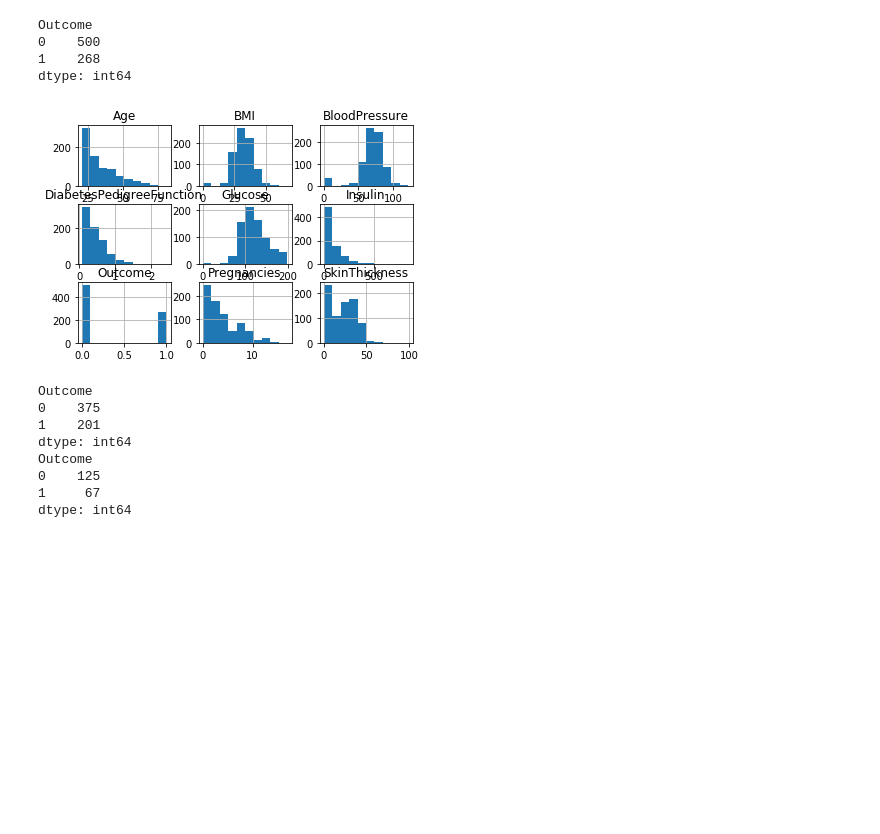
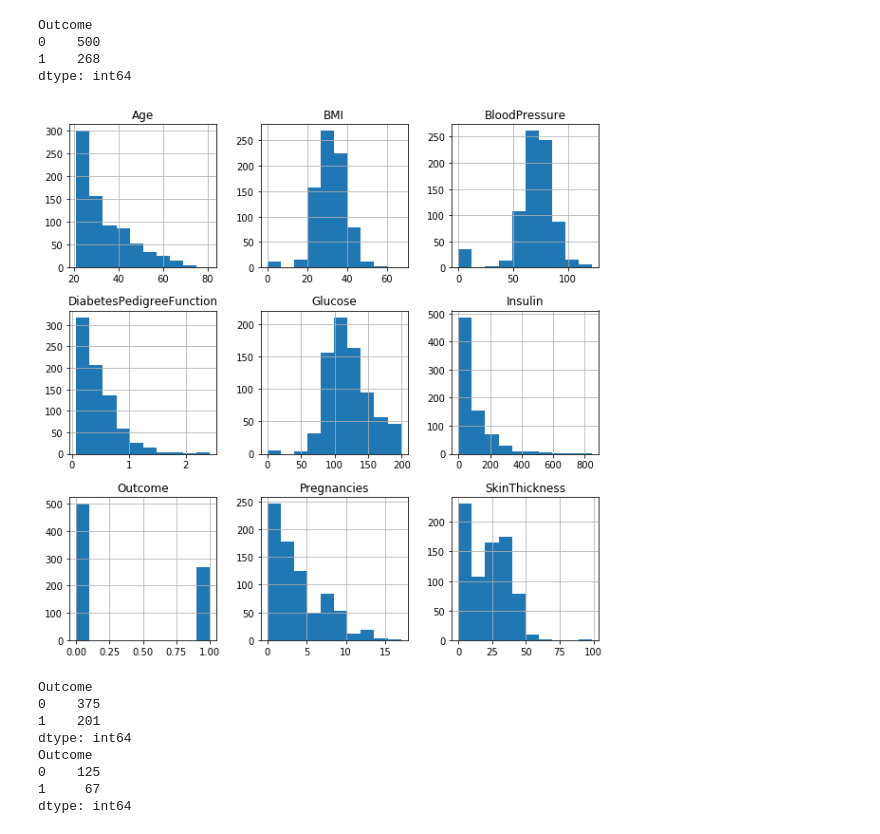
Before and after one commit to Srinivasysr2003/Data-Science, a Jupyter notebook: Pima Indian Diabetes.ipynb, the cells around one changed output. Cells and saved outputs as stored; diff of their text form; code cells hidden in the pictures; blank space fills up the shorter version.

```diff
--- a/Pima Indian Diabetes.ipynb
+++ b/Pima Indian Diabetes.ipynb
@@ -32,10 +32,10 @@ Outcome
 1    268
 dtype: int64
 # %%
-df_diabetes.hist()
+df_diabetes.hist(figsize=(10,10))
 plt.show()
 # %% [output]
-[figure, old version]
+[figure, new version]
 # %%
 from sklearn.model_selection import train_test_split
 x_train, x_test, y_train, y_test = train_test_split(x,y, test_size=0.25, random_state=0, stratify=y)
```
Also changed, not shown: parts of 1 cell of this notebook, 1 other file.
